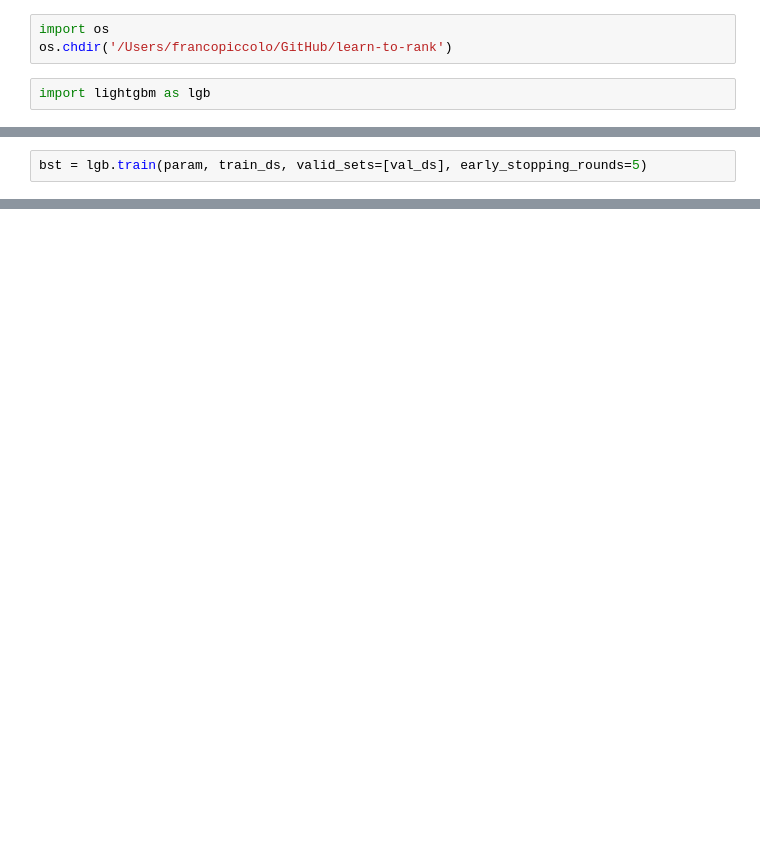
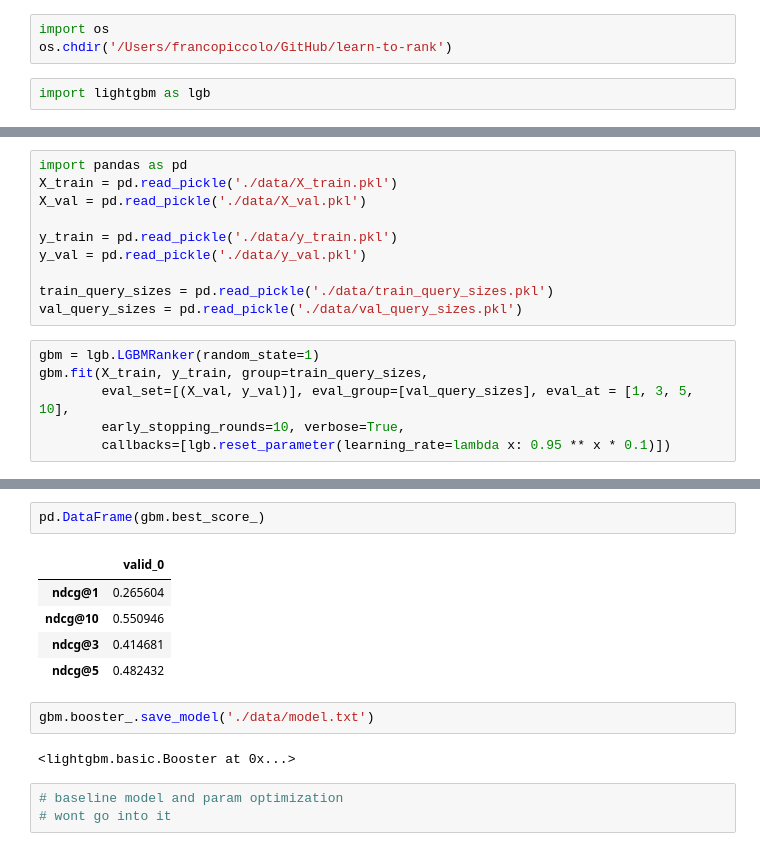
Before and after one commit to francopiccolo/learn-to-rank, a Jupyter notebook: notebooks/03_modeling.ipynb, the cells around one changed output, grey strips where cells are left out. Cells and saved outputs as stored; diff of their text form; blank space fills up the shorter version.

Commit message:
finalised lightgbm modeling and evaluation, started api

```diff
--- a/notebooks/03_modeling.ipynb
+++ b/notebooks/03_modeling.ipynb
@@ -12,2 +5,0 @@ param = {'objective': 'lambdarank',
-# %%
-bst = lgb.train(param, train_ds, valid_sets=[val_ds], early_stopping_rounds=5)
@@ -38,0 +6,16 @@ TypeError: Cannot use Dataset instance for prediction, please use raw data inste
+# %%
+import pandas as pd
+X_train = pd.read_pickle('./data/X_train.pkl')
+X_val = pd.read_pickle('./data/X_val.pkl')
+
+y_train = pd.read_pickle('./data/y_train.pkl')
+y_val = pd.read_pickle('./data/y_val.pkl')
+
+train_query_sizes = pd.read_pickle('./data/train_query_sizes.pkl')
+val_query_sizes = pd.read_pickle('./data/val_query_sizes.pkl')
+# %%
+gbm = lgb.LGBMRanker(random_state=1)
+gbm.fit(X_train, y_train, group=train_query_sizes,
+        eval_set=[(X_val, y_val)], eval_group=[val_query_sizes], eval_at = [1, 3, 5, 10],
+        early_stopping_rounds=10, verbose=True,
+        callbacks=[lgb.reset_parameter(learning_rate=lambda x: 0.95 ** x * 0.1)])
@@ -38,0 +41,15 @@ TypeError: Cannot use Dataset instance for prediction, please use raw data inste
+# %%
+pd.DataFrame(gbm.best_score_)
+# %% [output]
+|  | valid_0 |
+| ndcg@1 | 0.265604 |
+| ndcg@10 | 0.550946 |
+| ndcg@3 | 0.414681 |
+| ndcg@5 | 0.482432 |
+# %%
+gbm.booster_.save_model('./data/model.txt')
+# %% [output]
+<lightgbm.basic.Booster at 0x...>
+# %%
+# baseline model and param optimization
+# wont go into it
```
Also changed, not shown: parts of 7 cells of this notebook, 9 other files.
